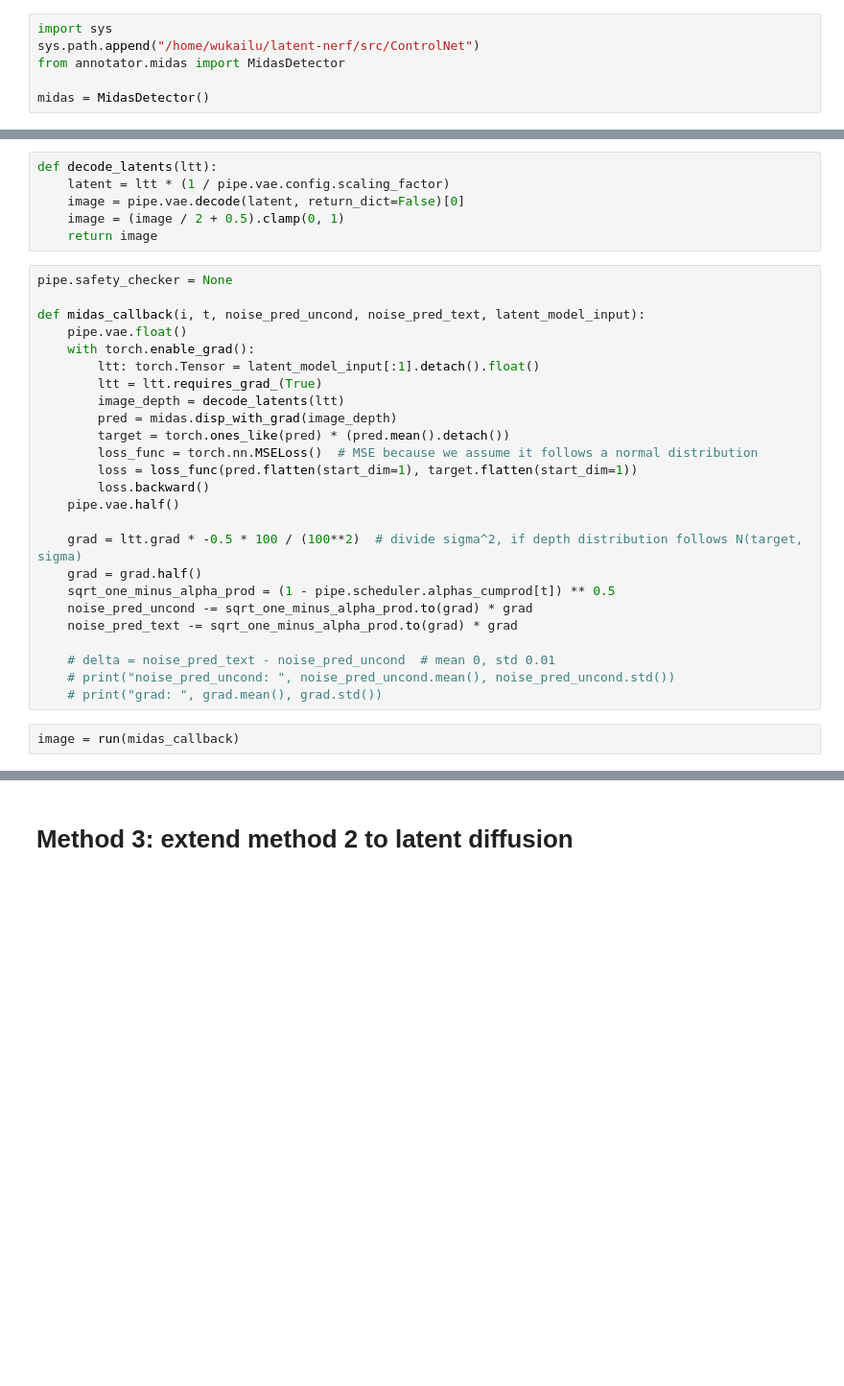
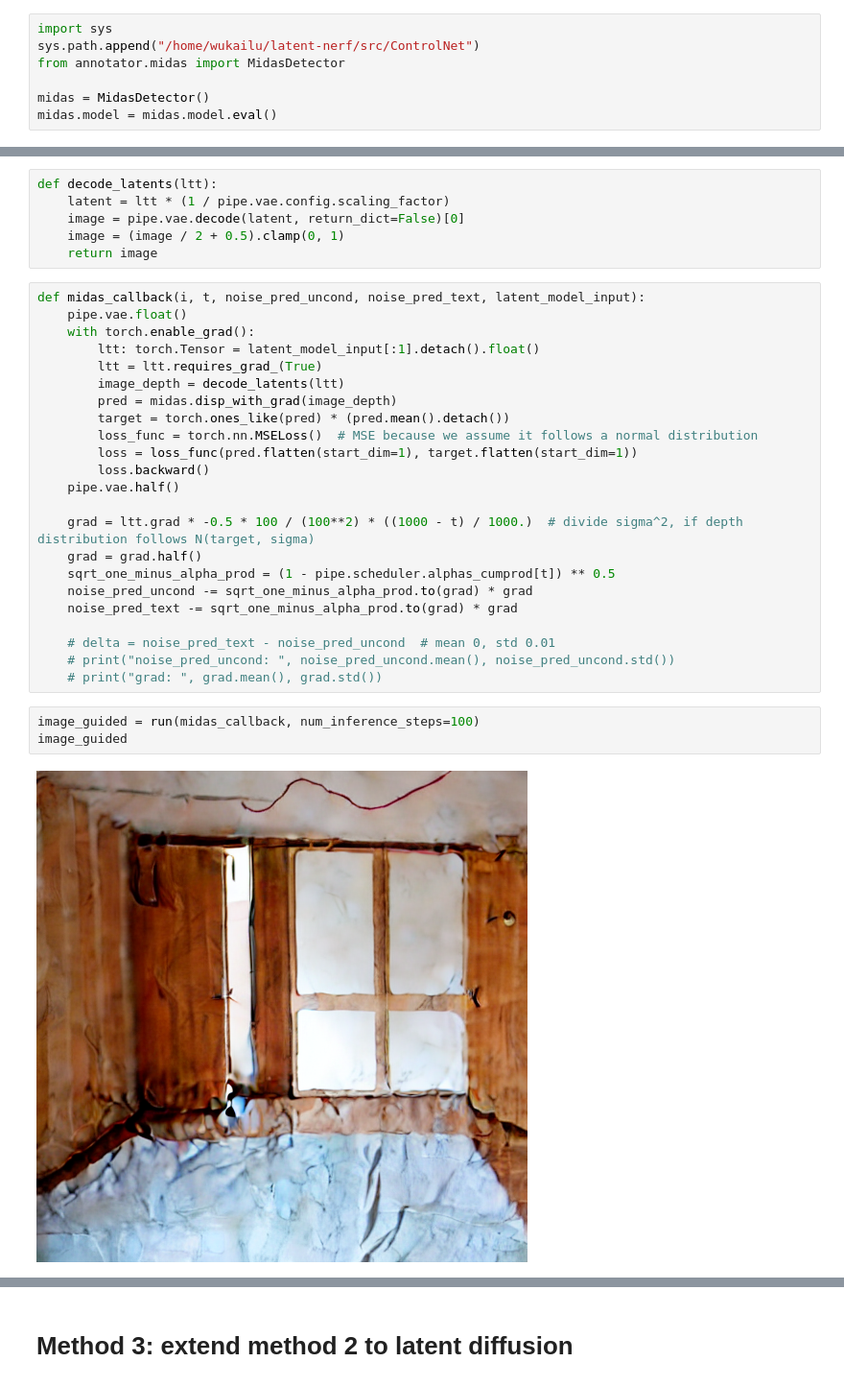
Before and after one commit to wukailu/latent-nerf, a Jupyter notebook: src/depth_limitation.ipynb, the cells around one changed output, grey strips where cells are left out. Shown at 96% size. Drawn from its saved outputs; the diff is of its cells as text; blank space fills up the shorter version.

```diff
--- a/src/depth_limitation.ipynb
+++ b/src/depth_limitation.ipynb
@@ -189,3 +174,4 @@ sys.path.append("/home/wukailu/latent-nerf/src/ControlNet")
 from annotator.midas import MidasDetector
 
 midas = MidasDetector()
+midas.model = midas.model.eval()
@@ -196,8 +198,6 @@ def decode_latents(ltt):
     image = (image / 2 + 0.5).clamp(0, 1)
     return image
 # %%
-pipe.safety_checker = None
-
 def midas_callback(i, t, noise_pred_uncond, noise_pred_text, latent_model_input):
     pipe.vae.float()
     with torch.enable_grad():
@@ -211,7 +211,7 @@ def midas_callback(i, t, noise_pred_uncond, noise_pred_text, latent_model_input)
         loss.backward()
     pipe.vae.half()
 
-    grad = ltt.grad * -0.5 * 100 / (100**2)  # divide sigma^2, if depth distribution follows N(target, sigma)
+    grad = ltt.grad * -0.5 * 100 / (100**2) * ((1000 - t) / 1000.)  # divide sigma^2, if depth distribution follows N(target, sigma)
     grad = grad.half()
     sqrt_one_minus_alpha_prod = (1 - pipe.scheduler.alphas_cumprod[t]) ** 0.5
     noise_pred_uncond -= sqrt_one_minus_alpha_prod.to(grad) * grad
@@ -220,5 +220,8 @@ def midas_callback(i, t, noise_pred_uncond, noise_pred_text, latent_model_input)
     # delta = noise_pred_text - noise_pred_uncond  # mean 0, std 0.01
     # print("noise_pred_uncond: ", noise_pred_uncond.mean(), noise_pred_uncond.std())
     # print("grad: ", grad.mean(), grad.std())
-# %%
-image = run(midas_callback)
+# %%
+image_guided = run(midas_callback, num_inference_steps=100)
+image_guided
+# %% [output]
+[figure, added]
```
Also changed, not shown: parts of 25 cells of this notebook, 1 other file.
